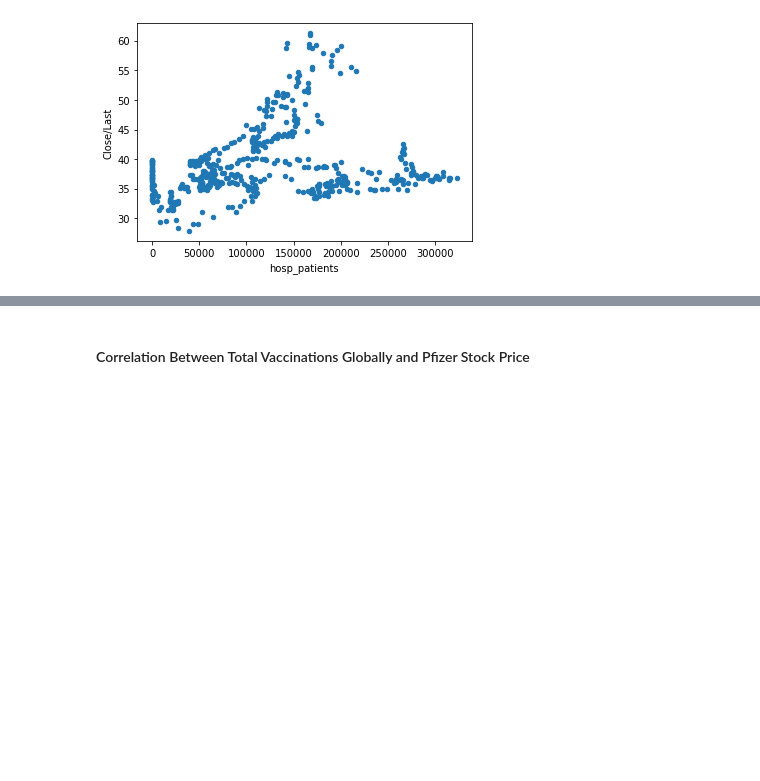
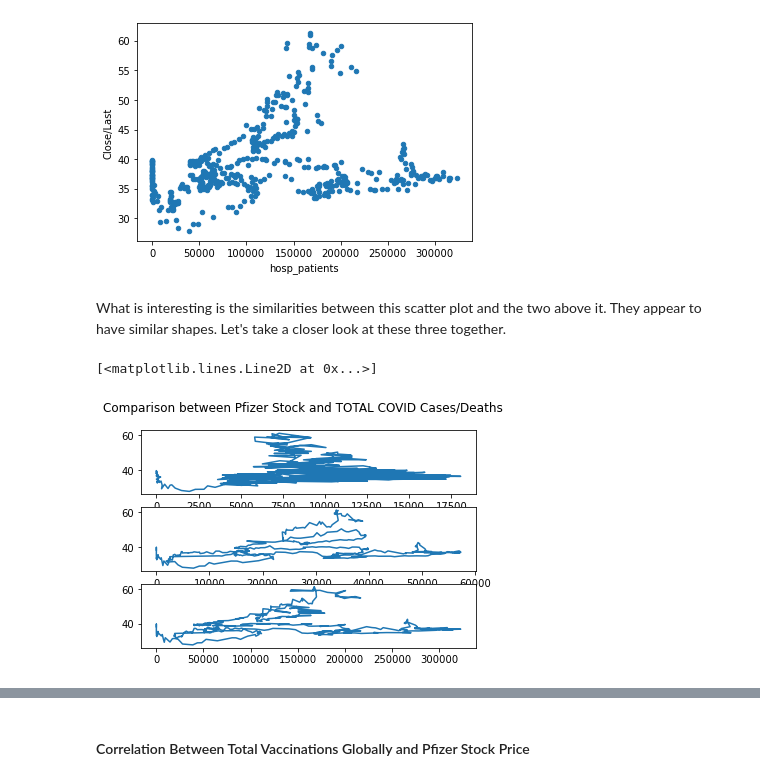
Before and after one commit to sltimmins/Project-2, a Jupyter notebook: Project02.ipynb, the cells around one changed output, grey strips where cells are left out. Drawn from its saved outputs; the diff is of its cells as text; code cells hidden in the pictures; blank space fills up the shorter version.

```diff
--- a/Project02.ipynb
+++ b/Project02.ipynb
@@ -410,3 +429,21 @@ merged.plot(kind = "scatter", x = "hosp_patients", y = "Close/Last")
 plt.show()
 # %% [output]
 [figure]
+# %% [markdown]
+What is interesting is the similarities between this scatter plot and the two above it. They appear to have similar shapes. Let's take a closer look at these three together.
+# %%
+# Here, we plot the three plots on top of one another
+# The top is  and lower is total_deaths
+fig, axs = plt.subplots(3)
+fig.suptitle('Comparison between Pfizer Stock and TOTAL COVID Cases/Deaths')
+x1 = merged["new_deaths"]
+x2 = merged["icu_patients"]
+x3 = merged["hosp_patients"]
+y = merged["Close/Last"]
+
+axs[0].plot(x1, y)
+axs[1].plot(x2, y)
+axs[2].plot(x3, y)
+# %% [output]
+[<matplotlib.lines.Line2D at 0x...>]
+[figure, added]
```
Also changed, not shown: parts of 12 cells of this notebook.
